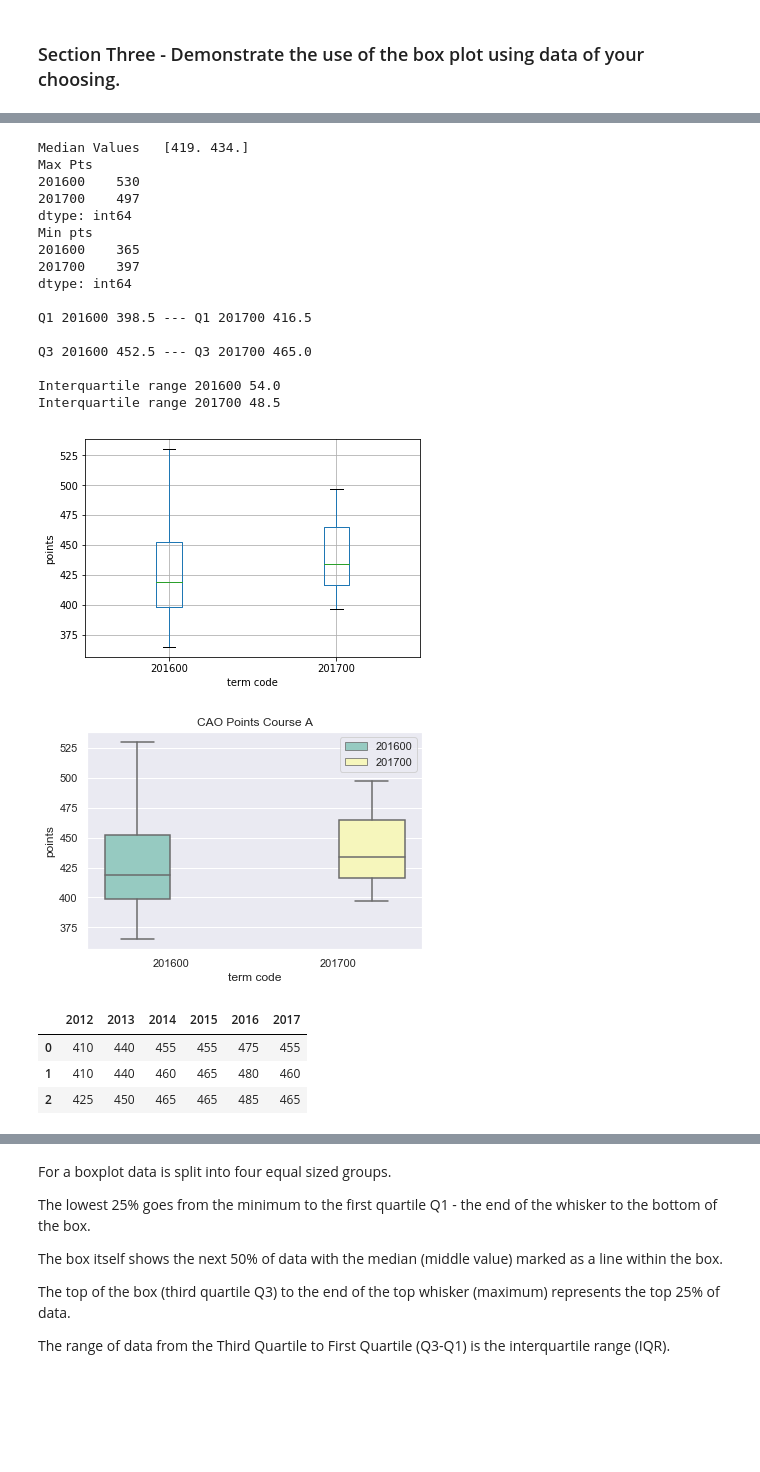
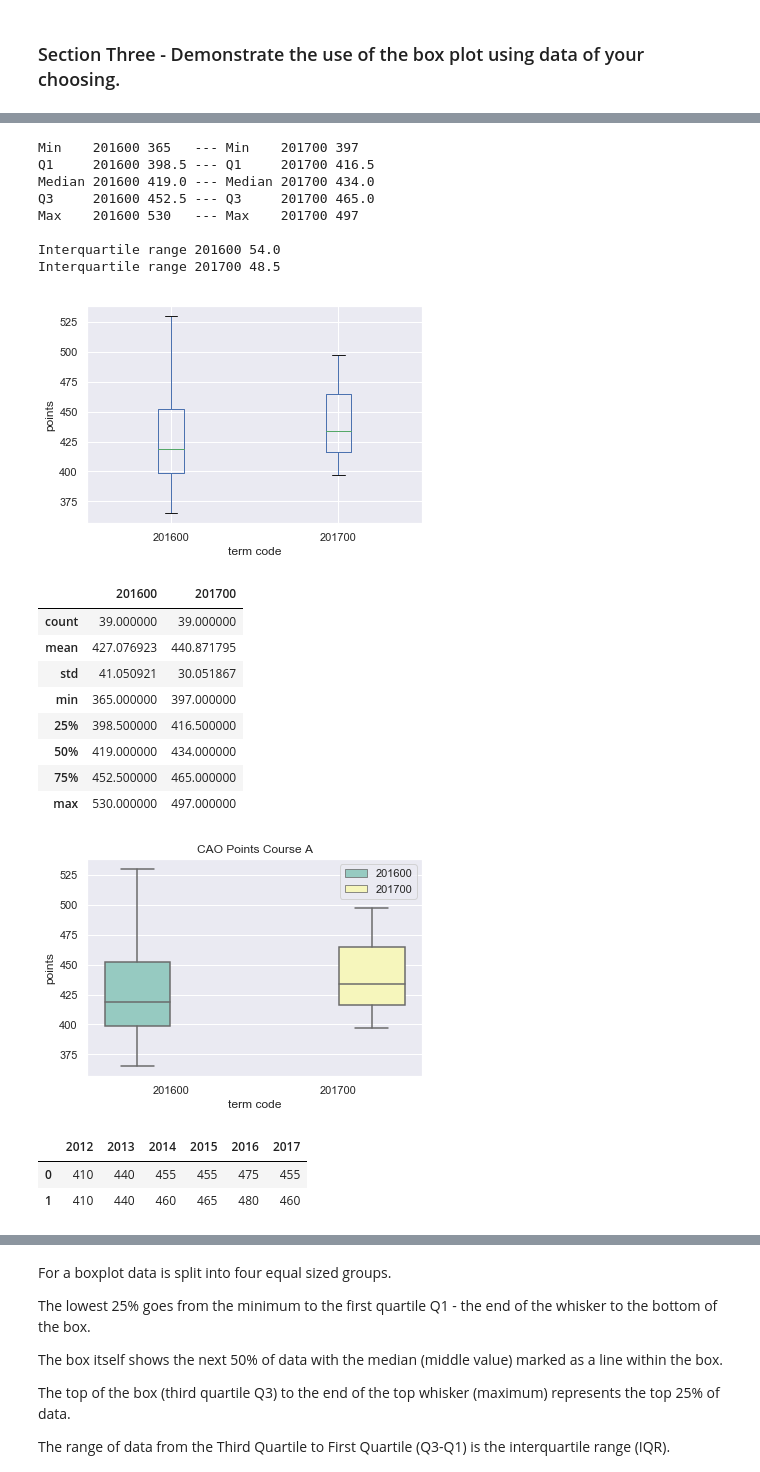
Before and after one commit to Hudsonsue/BOXPLOTS, a Jupyter notebook: BOX PLOTS.ipynb, the cells around one changed output, grey strips where cells are left out. Cells and saved outputs as stored; diff of their text form; code cells hidden in the pictures; blank space fills up the shorter version.

```diff
--- a/BOX PLOTS.ipynb
+++ b/BOX PLOTS.ipynb
@@ -91,44 +67,42 @@ df.describe()
 # %%
+## using mathplotlib I am going to create a boxplot of the dataset
 boxplot = df.boxplot(column=['201600','201700'],  return_type='axes')
 plt.ylabel('points')
 plt.xlabel('term code')
-
-print("Median Values  ", np.median(df,axis =0))
-max_pts = np.amax(df, axis=0)
-min_pts = np.amin(df, axis=0)
-print("Max Pts")
-print (max_pts)
-print("Min pts")
-print( min_pts)
-print()
+## using numpy I am going to calculate the five points of the box plot and the interquartile range
+## minimum
+min_pts = np.min(df, axis=0)
+print("Min    201600", min_pts[0], "  --- Min    201700",min_pts[1])
+## Q1
 Q1 =np.percentile(df, 25, axis =0)
-print ("Q1 201600", Q1[0], "--- Q1 201700", Q1[1])
-print()
+print ("Q1     201600", Q1[0], "--- Q1     201700", Q1[1])
+## median
+med =np.median(df,axis =0)
+print ("Median 201600", med[0], "--- Median 201700", med[1])
+## Q3
 Q3 =np.percentile(df, 75, axis=0)
-print ("Q3 201600", Q3[0], "--- Q3 201700", Q3[1])
+print ("Q3     201600", Q3[0], "--- Q3     201700", Q3[1])
+## Maximum
+max_pts = np.max(df, axis=0)
+print("Max    201600", max_pts[0], "  --- Max    201700",max_pts[1])
+##Inter Quartile Range
 IR = Q3-Q1
 print()
 print("Interquartile range 201600", (IR[0]))
 print("Interquartile range 201700", (IR[1]))
 # %% [output]
-Median Values   [419. 434.]
-Max Pts
-201600    530
-201700    497
-dtype: int64
-Min pts
-201600    365
-201700    397
-dtype: int64
-
-Q1 201600 398.5 --- Q1 201700 416.5
-
-Q3 201600 452.5 --- Q3 201700 465.0
+Min    201600 365   --- Min    201700 397
+Q1     201600 398.5 --- Q1     201700 416.5
+Median 201600 419.0 --- Median 201700 434.0
+Q3     201600 452.5 --- Q3     201700 465.0
+Max    201600 530   --- Max    201700 497
 
 Interquartile range 201600 54.0
 Interquartile range 201700 48.5
-[figure, old version]
+[figure, new version]
 # %%
+## below I am replicating the above using seaborn.
+## I just want to highlight how easily a nice looking plot can be generated.
 
 df1 = pd.DataFrame(data = df, columns = ['201600','201700'])
 sns.set(style="darkgrid")
@@ -136,18 +110,26 @@ sns.boxplot(x="variable",y = "value", hue = "variable",data=pd.melt(df), palette
 plt.legend()
 plt.ylabel('points')
 plt.xlabel('term code')
-plt.show()
-
-
-    #palette="Set3" colour scheme
+# below are descriptive statistics for the data. The min, 25%, 50%, 75% and max are the five points of the boxplot
+df.describe()
 # %% [output]
+|  | 201600 | 201700 |
+| count | 39.000000 | 39.000000 |
+| mean | 427.076923 | 440.871795 |
+| std | 41.050921 | 30.051867 |
+| min | 365.000000 | 397.000000 |
+| 25% | 398.500000 | 416.500000 |
+| 50% | 419.000000 | 434.000000 |
+| 75% | 452.500000 | 465.000000 |
+| max | 530.000000 | 497.000000 |
 [figure]
 # %%
+## I am going to read in as second csv to represent the change in points for a programme across a longer timeframe
+## of six years.
 df3 = pd.read_csv("https://raw.githubusercontent.com/Hudsonsue/BOXPLOTS/master/boxplotdata.csv",  header = 0)
-df3.head(3)
+df3.head(2)
 # %% [output]
 |  | 2012 | 2013 | 2014 | 2015 | 2016 | 2017 |
 | 0 | 410 | 440 | 455 | 455 | 475 | 455 |
 | 1 | 410 | 440 | 460 | 465 | 480 | 460 |
-| 2 | 425 | 450 | 465 | 465 | 485 | 465 |
 # %%
```
Also changed, not shown: parts of 11 cells of this notebook, 1 other file.
